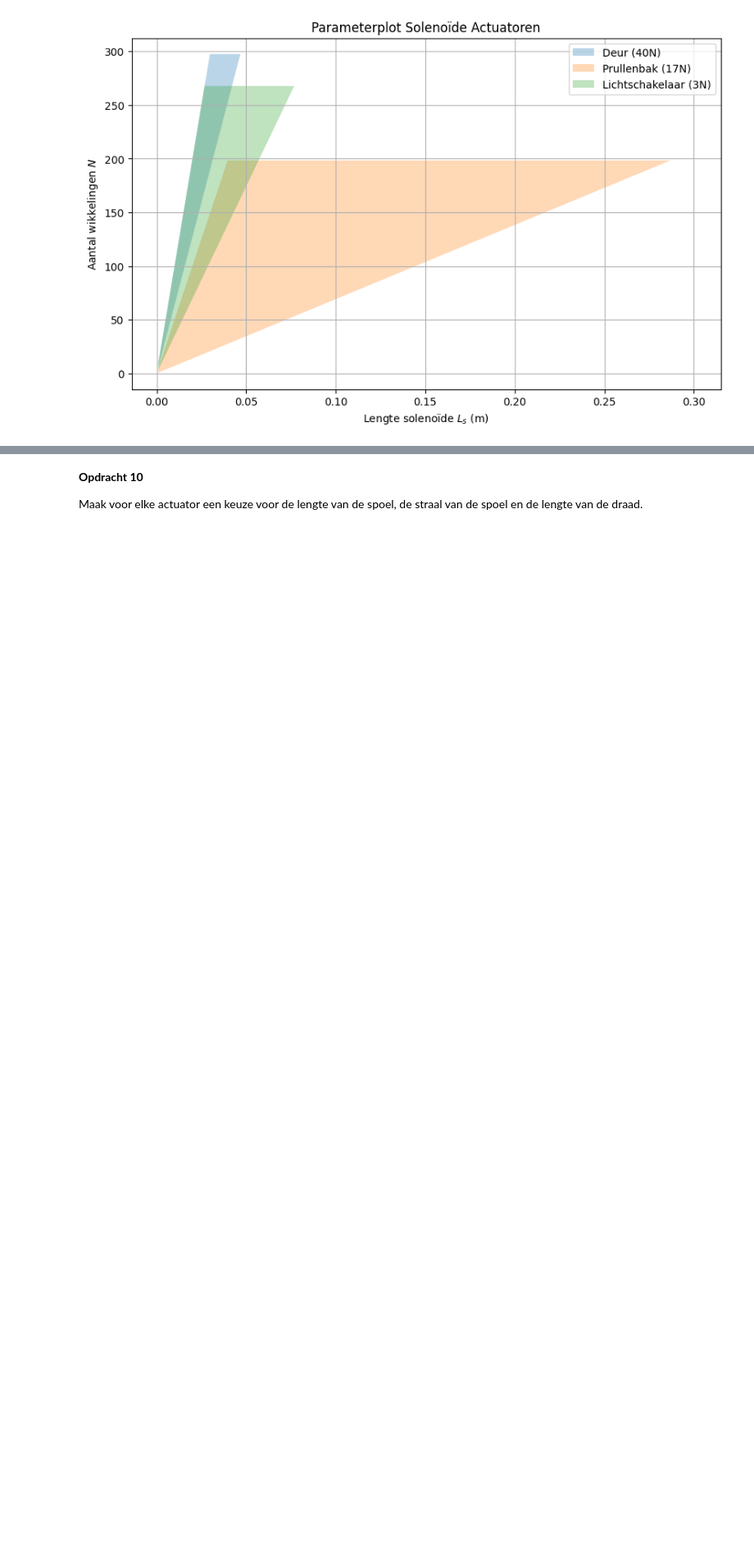
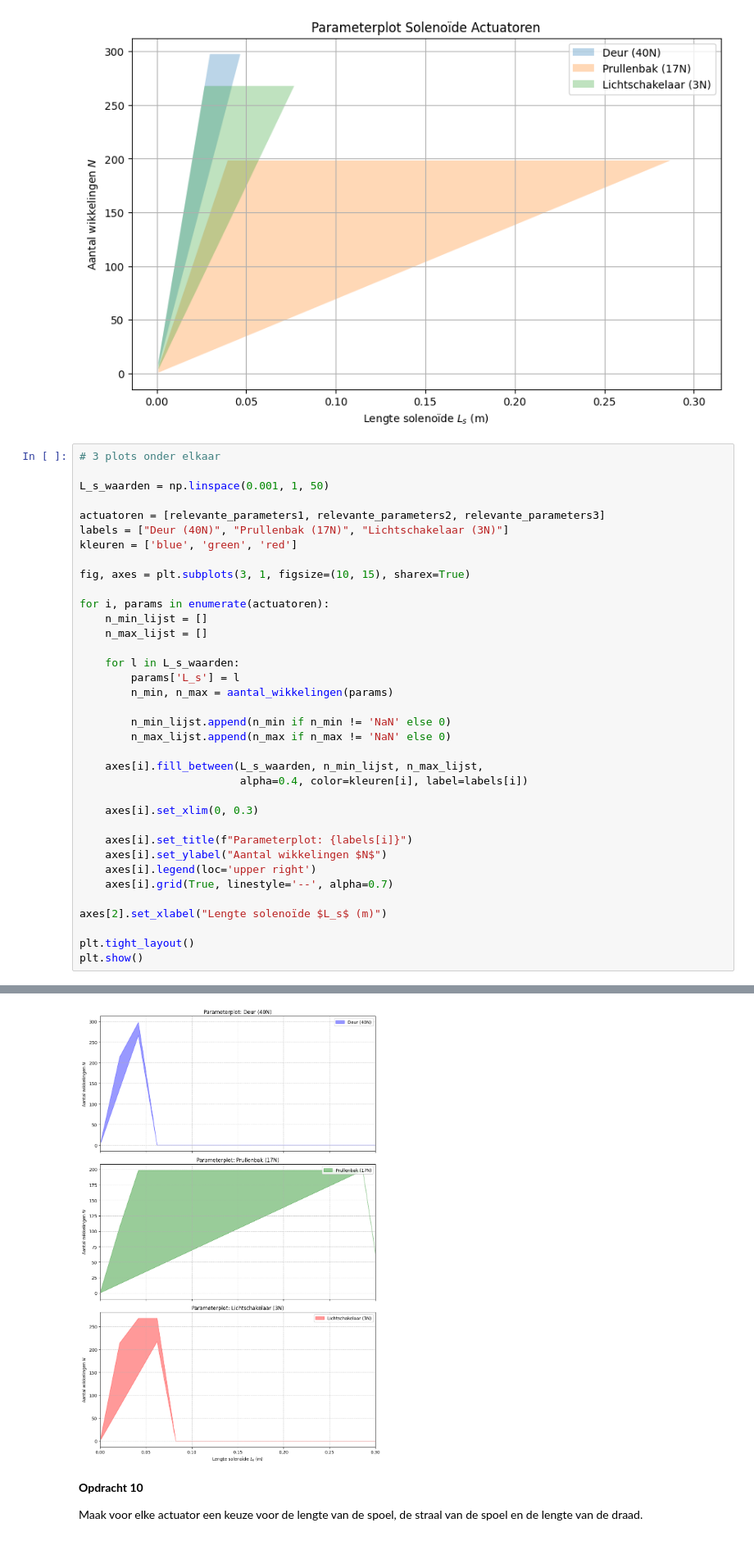
Before and after one commit to ElineSerpenti/opdrachten-DEF-D.EALSerpenti, a Jupyter notebook: Digital ontwerpopdracht 2/2KrachtactuatorOpdracht/KrachtactuatorOpdracht.ipynb, the cells around one changed output, grey strips where cells are left out. Shown at 82% size. Saved outputs shown, nothing was run; the diff lists cells and outputs as text; blank space fills up the shorter version.

```diff
--- a/Digital ontwerpopdracht 2/2KrachtactuatorOpdracht/KrachtactuatorOpdracht.ipynb
+++ b/Digital ontwerpopdracht 2/2KrachtactuatorOpdracht/KrachtactuatorOpdracht.ipynb
@@ -534,3 +362,40 @@ The design with 3.0 N has no workable solution
 The design with 3.0 N has no workable solution
 The design with 3.0 N has no workable solution
 [figure]
+# %%
+# 3 plots onder elkaar
+
+L_s_waarden = np.linspace(0.001, 1, 50)
+
+actuatoren = [relevante_parameters1, relevante_parameters2, relevante_parameters3]
+labels = ["Deur (40N)", "Prullenbak (17N)", "Lichtschakelaar (3N)"]
+kleuren = ['blue', 'green', 'red']
+
+fig, axes = plt.subplots(3, 1, figsize=(10, 15), sharex=True)
+
+for i, params in enumerate(actuatoren):
+    n_min_lijst = []
+    n_max_lijst = []
+
+    for l in L_s_waarden:
+        params['L_s'] = l
+        n_min, n_max = aantal_wikkelingen(params)
+
+        n_min_lijst.append(n_min if n_min != 'NaN' else 0)
+        n_max_lijst.append(n_max if n_max != 'NaN' else 0)
+
+    axes[i].fill_between(L_s_waarden, n_min_lijst, n_max_lijst,
+                         alpha=0.4, color=kleuren[i], label=labels[i])
+
+    axes[i].set_xlim(0, 0.3)
+
+    axes[i].set_title(f"Parameterplot: {labels[i]}")
+    axes[i].set_ylabel("Aantal wikkelingen $N$")
+    axes[i].legend(loc='upper right')
+    axes[i].grid(True, linestyle='--', alpha=0.7)
+
+axes[2].set_xlabel("Lengte solenoïde $L_s$ (m)")
+
+plt.tight_layout()
+plt.show()
+# %% [output]
@@ -537,3 +419,4 @@ The design with 3.0 N has no workable solution
+[figure, added]
 # %% [markdown]
 **Opdracht 10**
 
```
Also changed, not shown: parts of 22 cells of this notebook, 1 other file.
